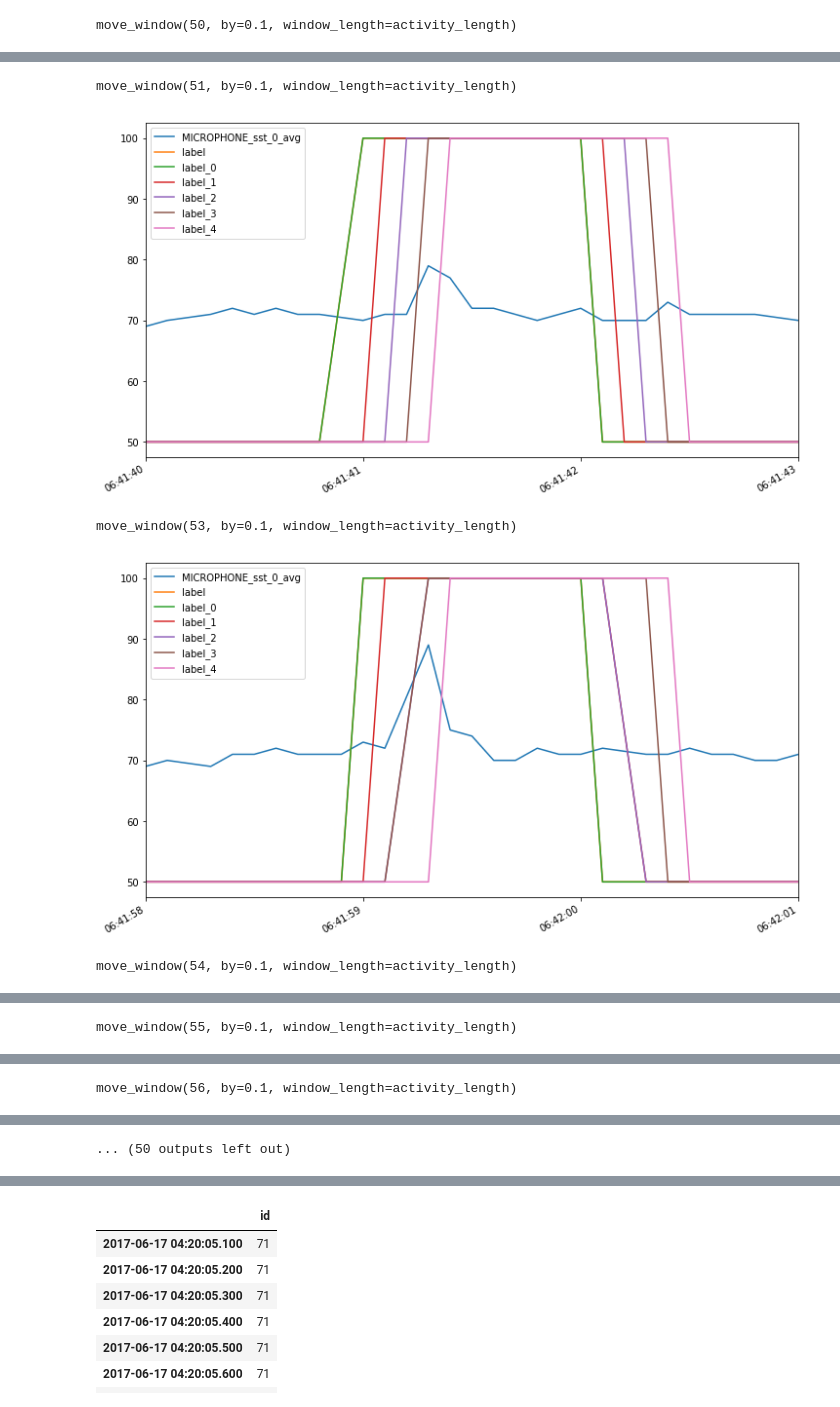
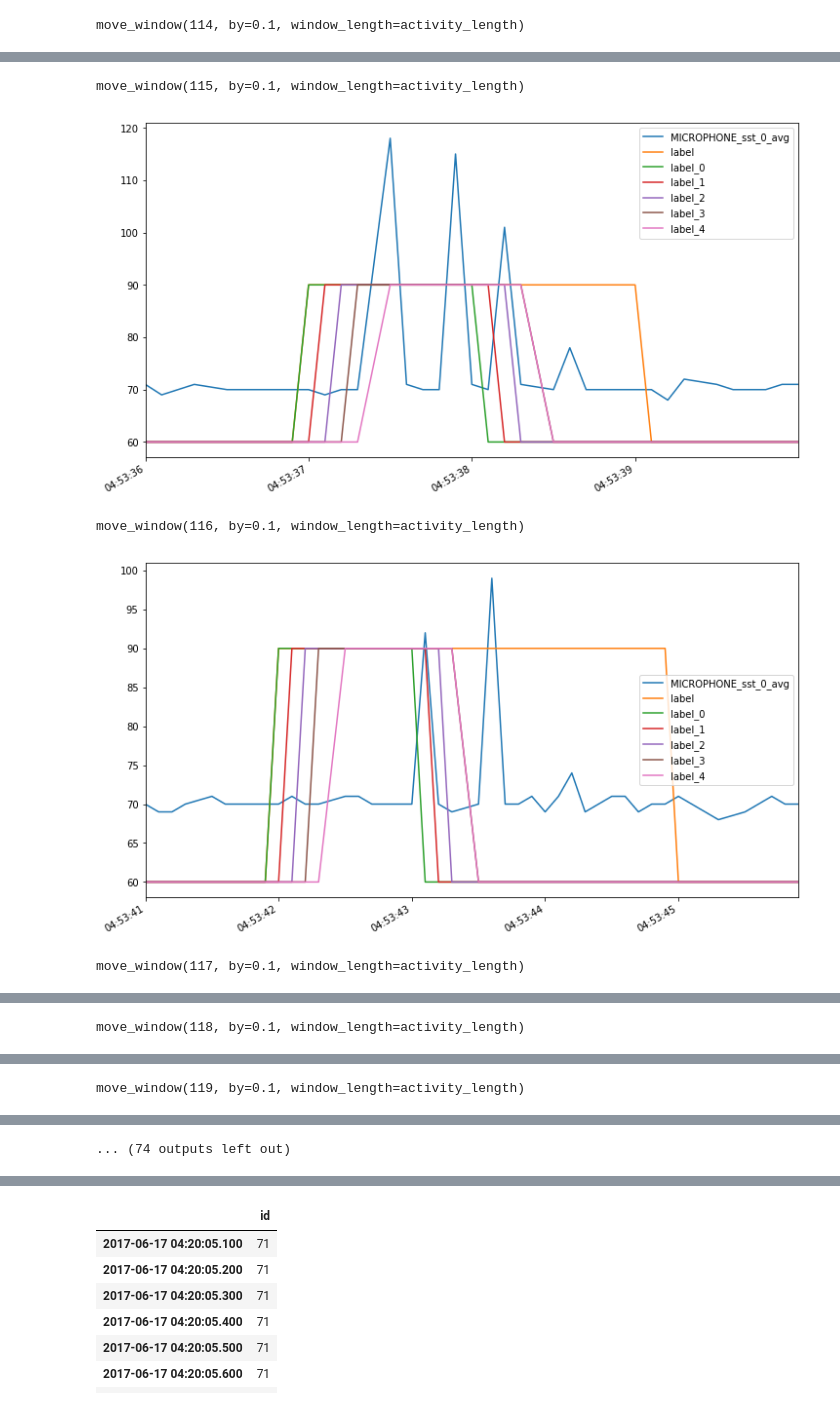
Before and after one commit to matus-tomlein/transfer-learning-playground, a Jupyter notebook: notebooks/data-processing/relabeling.ipynb, the cells around one changed output, grey strips where cells are left out. Cells and saved outputs as stored; diff of their text form; code cells hidden in the pictures.

```diff
--- a/notebooks/data-processing/relabeling.ipynb
+++ b/notebooks/data-processing/relabeling.ipynb
@@ -22,8 +22,8 @@ from sklearn.ensemble import RandomForestClassifier
 from sklearn import svm
 from statistics import mode
 # %%
-dataset = 'synergy-final-iter5'
-device = '128.237.250.218'
+dataset = 'scott-final-iter3'
+device = '128.237.227.76'
 
 dataset_path = '../../datasets/' + dataset + '/'
 configuration = tflscripts.read_configuration()
@@ -47,7 +47,7 @@ df = pd.concat([df, activities], axis=1)
 labels['since'] = [df.loc[df.id == i].index.min() for i in labels.index]
 labels['until'] = [df.loc[df.id == i].index.max() for i in labels.index]
 # %%
-activity = 'Soap dispensed'
+activity = 'Knocking'
 activity_length = 1
 
 activity_labels = labels.loc[labels.label == configuration['activities'].index(activity)].copy()
@@ -65,16 +65,20 @@ for idx, since, until in activity_labels[['idx', 'since', 'until']].values:
     subdf = df.loc[df.index >= since_]
     subdf = subdf.loc[subdf.index <= until_]
     subdf = subdf[['MICROPHONE_sst_0_avg']]
-    subdf['label'] = [100 if since <= pd.Timestamp(dt) and pd.Timestamp(dt) <= until else 50 for dt in subdf.index.values]
+    subdf['label'] = [90 if since <= pd.Timestamp(dt) and pd.Timestamp(dt) <= until else 60 for dt in subdf.index.values]
 
     for i in range(5):
         since_ = pd.Timestamp(since) + pd.Timedelta(seconds=i / 10)
         until_ = pd.Timestamp(since_) + pd.Timedelta(seconds=activity_length)
-        subdf['label_' + str(i)] = [100 if since_ <= pd.Timestamp(dt) and pd.Timestamp(dt) <= until_ else 50 for dt in subdf.index.values]
+        subdf['label_' + str(i)] = [90 if since_ <= pd.Timestamp(dt) and pd.Timestamp(dt) <= until_ else 60 for dt in subdf.index.values]
+
+    if len(subdf) == 0:
+        print('No data')
+        continue
 
     subdf.plot()
 #     ticks = subdf.index.values
 #     plt.xticks(np.arange(0.5, len(ticks), 10), ticks[::10], rotation='vertical')
     plt.show()
 # %% [output]
-move_window(50, by=0.1, window_length=activity_length)
+move_window(114, by=0.1, window_length=activity_length)
@@ -82,5 +86,5 @@ move_window(50, by=0.1, window_length=activity_length)
-move_window(51, by=0.1, window_length=activity_length)
+move_window(115, by=0.1, window_length=activity_length)
-[figure, old version]
+[figure, new version]
-move_window(53, by=0.1, window_length=activity_length)
+move_window(116, by=0.1, window_length=activity_length)
-[figure, old version]
+[figure, new version]
-move_window(54, by=0.1, window_length=activity_length)
+move_window(117, by=0.1, window_length=activity_length)
@@ -88 +92 @@ move_window(54, by=0.1, window_length=activity_length)
-move_window(55, by=0.1, window_length=activity_length)
+move_window(118, by=0.1, window_length=activity_length)
@@ -90 +94 @@ move_window(55, by=0.1, window_length=activity_length)
-move_window(56, by=0.1, window_length=activity_length)
+move_window(119, by=0.1, window_length=activity_length)
@@ -92 +96 @@ move_window(56, by=0.1, window_length=activity_length)
-... (50 outputs left out)
+... (74 outputs left out)
```
Also changed, not shown: parts of 3 cells of this notebook, 12 other files.
